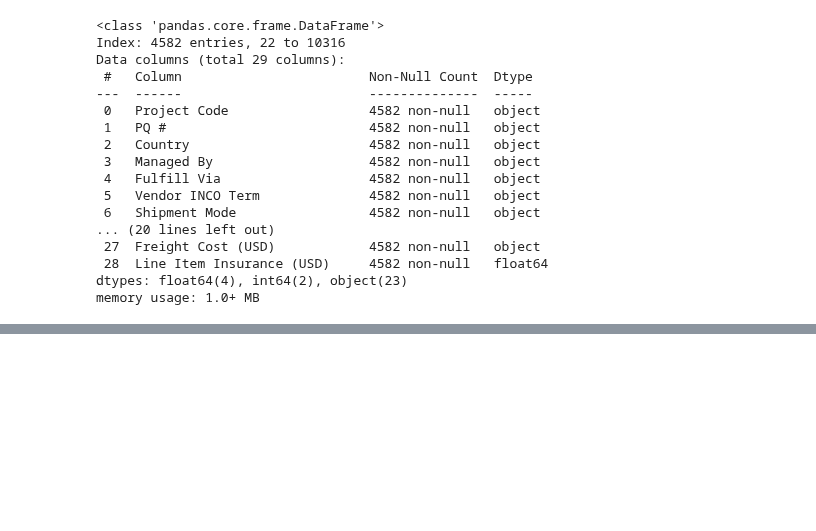
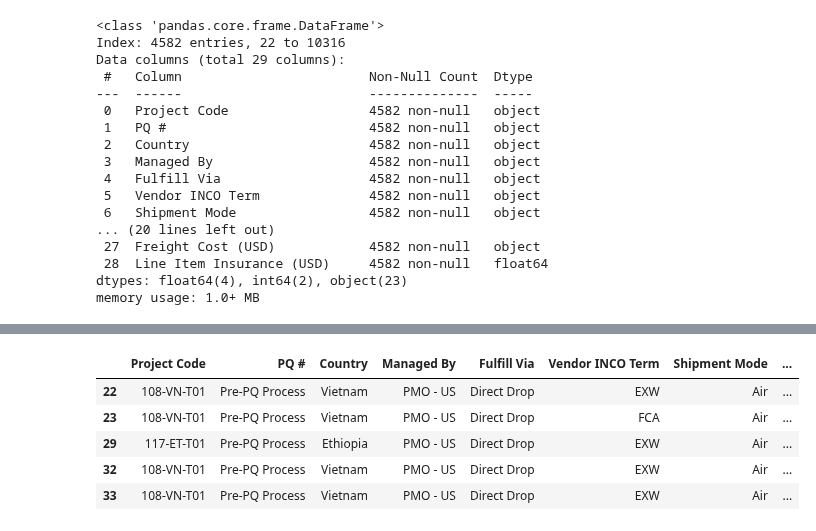
Before and after one commit to krishanwalia30/Consignment-Pricing-Prediction, a Jupyter notebook: research/trials.ipynb, the cells around one changed output, grey strips where cells are left out. Saved outputs shown, nothing was run; the diff lists cells and outputs as text; code cells hidden in the pictures; blank space fills up the shorter version.

```diff
--- a/research/trials.ipynb
+++ b/research/trials.ipynb
@@ -501,0 +511,9 @@ memory usage: 1.0+ MB
+# %%
+df['Scheduled_Delivery_Date_D'] = [i.split('-')[0] for i in df['Scheduled Delivery Date']]
+# %%
+df['Scheduled_Delivery_Date_M'] = [i.split('-')[1] for i in df['Scheduled Delivery Date']]
+df['Scheduled_Delivery_Date_Y'] = [i.split('-')[2] for i in df['Scheduled Delivery Date']]
+# %%
+df['Delivered_to_Client_Date_D'] = [i.split('-')[0] for i in df['Delivered to Client Date']]
+df['Delivered_to_Client_Date_M'] = [i.split('-')[1] for i in df['Delivered to Client Date']]
+df['Delivered_to_Client_Date_Y'] = [i.split('-')[2] for i in df['Delivered to Client Date']]
@@ -501,0 +524,2 @@ memory usage: 1.0+ MB
+# %%
+df.drop(columns=['Delivered to Client Date', 'Scheduled Delivery Date'], inplace=True, axis= 1)
@@ -501,0 +551,9 @@ memory usage: 1.0+ MB
+# %%
+df[df.columns[:10]].head()
+# %% [output]
+|  | Project Code | PQ # | Country | Managed By | Fulfill Via | Vendor INCO Term | Shipment Mode | ... |
+| 22 | 108-VN-T01 | Pre-PQ Process | Vietnam | PMO - US | Direct Drop | EXW | Air | ... |
+| 23 | 108-VN-T01 | Pre-PQ Process | Vietnam | PMO - US | Direct Drop | FCA | Air | ... |
+| 29 | 117-ET-T01 | Pre-PQ Process | Ethiopia | PMO - US | Direct Drop | EXW | Air | ... |
+| 32 | 108-VN-T01 | Pre-PQ Process | Vietnam | PMO - US | Direct Drop | EXW | Air | ... |
+| 33 | 108-VN-T01 | Pre-PQ Process | Vietnam | PMO - US | Direct Drop | EXW | Air | ... |
```
Also changed, not shown: parts of 20 cells of this notebook.
